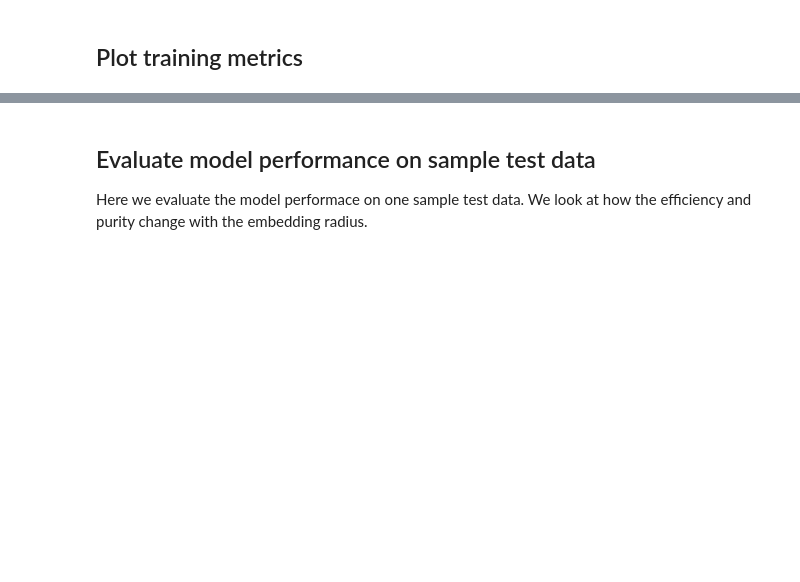
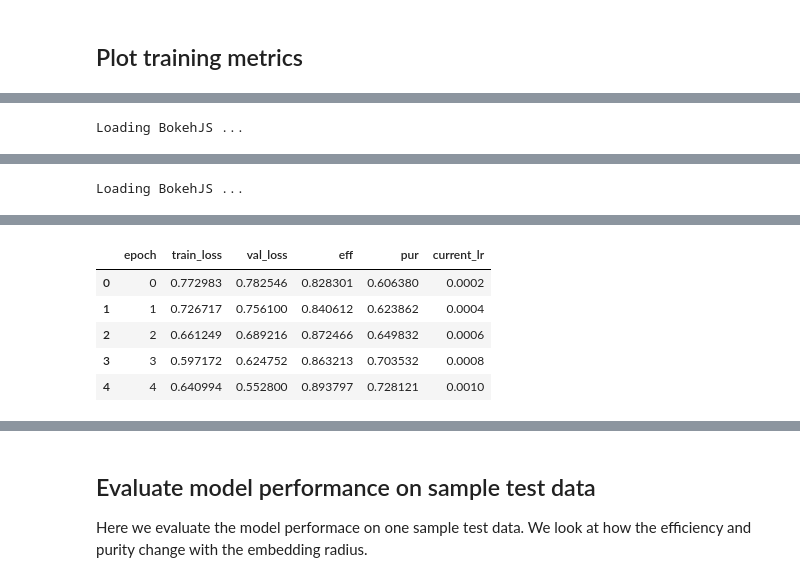
Before and after one commit to HSF-reco-and-software-triggers/Tracking-ML-Exa.TrkX, a Jupyter notebook: Examples/TrackML_Quickstart/DM_run_pipeline.ipynb, the cells around one changed output, grey strips where cells are left out. Saved outputs shown, nothing was run; the diff lists cells and outputs as text; code cells hidden in the pictures; blank space fills up the shorter version.

```diff
--- a/Examples/TrackML_Quickstart/DM_run_pipeline.ipynb
+++ b/Examples/TrackML_Quickstart/DM_run_pipeline.ipynb
@@ -426,0 +193,5 @@ show(row([p1,p2, p3]))
+# %%
+gnn_metrics = get_training_metrics(gnn_trainer)
+gnn_metrics.head()
+# %% [output]
+Loading BokehJS ...
@@ -426,0 +199 @@ show(row([p1,p2, p3]))
+Loading BokehJS ...
@@ -426,0 +201,6 @@ show(row([p1,p2, p3]))
+|  | epoch | train_loss | val_loss | eff | pur | current_lr |
+| 0 | 0 | 0.772983 | 0.782546 | 0.828301 | 0.606380 | 0.0002 |
+| 1 | 1 | 0.726717 | 0.756100 | 0.840612 | 0.623862 | 0.0004 |
+| 2 | 2 | 0.661249 | 0.689216 | 0.872466 | 0.649832 | 0.0006 |
+| 3 | 3 | 0.597172 | 0.624752 | 0.863213 | 0.703532 | 0.0008 |
+| 4 | 4 | 0.640994 | 0.552800 | 0.893797 | 0.728121 | 0.0010 |
```
Also changed, not shown: parts of 29 cells of this notebook, 4 other files.
